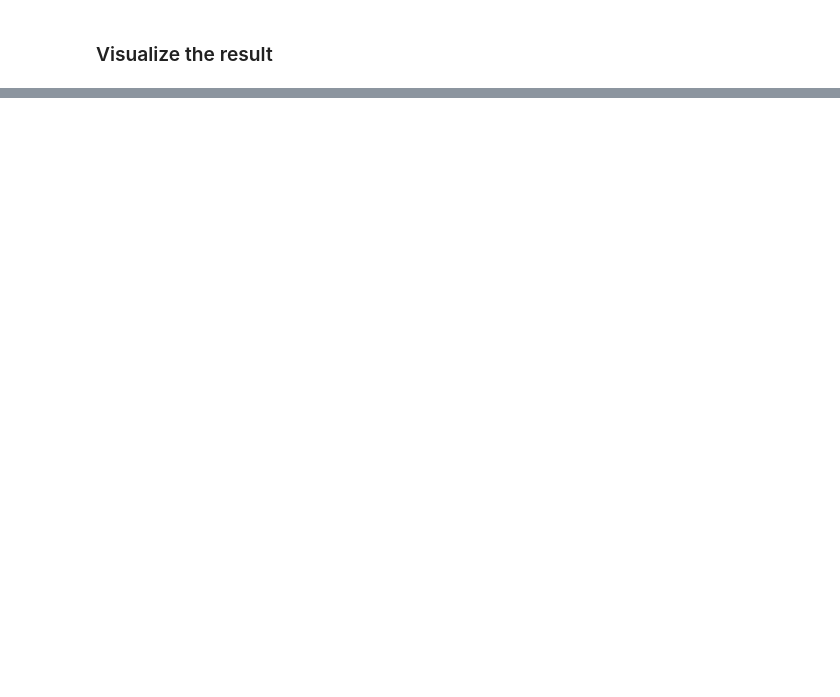
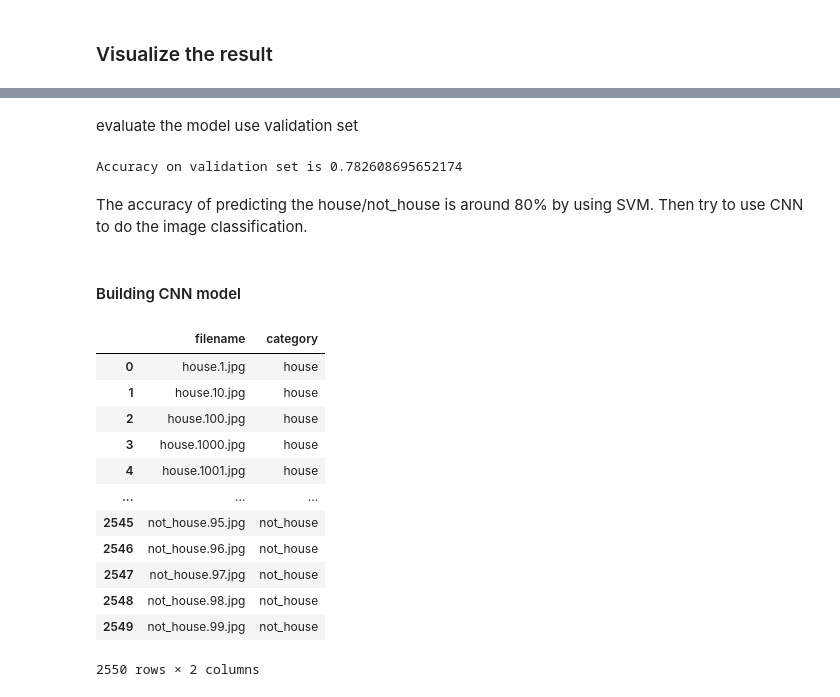
Before and after one commit to StaceyTf1999/graduateproject1_housetype.predicting, a Jupyter notebook: housing_predicting.ipynb, the cells around one changed output, grey strips where cells are left out. Saved outputs shown, nothing was run; the diff lists cells and outputs as text; code cells hidden in the pictures; blank space fills up the shorter version.

```diff
--- a/housing_predicting.ipynb
+++ b/housing_predicting.ipynb
@@ -265,0 +285,14 @@ plt.show()
+# %%
+# show a pic
+for category in Label:
+    path=os.path.join(DATADIR, category)
+    for img in os.listdir(path):
+        img_array=load_img(os.path.join(path,img))
+
+
+        plt.imshow(img_array)
+        # plt.imshow(img_array)
+        plt.show()
+
+        break
+    break
@@ -265,0 +301,15 @@ plt.show()
+# %%
+import glob
+all_data=[]
+for category in Label:
+    path=os.path.join(DATADIR, category)
+    # img_path = glob.glob(path+'/*.jpg')
+    class_num=Label.index(category)
+    # for img in img_path:
+    for img in os.listdir(path):
+        # img_array=cv2.imread(img)
+        img_array=cv2.imread(os.path.join(path,img))
+
+        all_data.append([img_array,class_num])
+
+img_num = len(all_data)
@@ -265,0 +367,13 @@ plt.show()
+# %% [markdown]
+evaluate the model use validation set
+# %%
+pre_test_y = svm_model.predict(X_test)
+
+from sklearn.metrics import accuracy_score
+print("Accuracy on validation set is",accuracy_score(y_test,pre_test_y))
+# %% [output]
+Accuracy on validation set is 0.782608695652174
+# %% [markdown]
+The accuracy of predicting the house/not_house is around 80% by using SVM. Then try to use CNN to do the image classification.
+# %% [markdown]
+#### Building CNN model
@@ -265,0 +385,30 @@ plt.show()
+# %%
+files = os.listdir("D:/1999Faye/Postgraduate/Dissertation/p1_SB/street_view/street_cnn/train_label")
+label = []
+for img in files:
+    category = img.split('.')[0]
+    if category == 'house':
+        label.append('house')
+    else:
+        label.append('not_house')
+
+df = pd.DataFrame({
+    'filename': files,
+    'category': label
+})
+
+df
+# %% [output]
+|  | filename | category |
+| 0 | house.1.jpg | house |
+| 1 | house.10.jpg | house |
+| 2 | house.100.jpg | house |
+| 3 | house.1000.jpg | house |
+| 4 | house.1001.jpg | house |
+| ... | ... | ... |
+| 2545 | not_house.95.jpg | not_house |
+| 2546 | not_house.96.jpg | not_house |
+| 2547 | not_house.97.jpg | not_house |
+| 2548 | not_house.98.jpg | not_house |
+| 2549 | not_house.99.jpg | not_house |
+2550 rows × 2 columns
```
Also changed, not shown: parts of 29 cells of this notebook.
